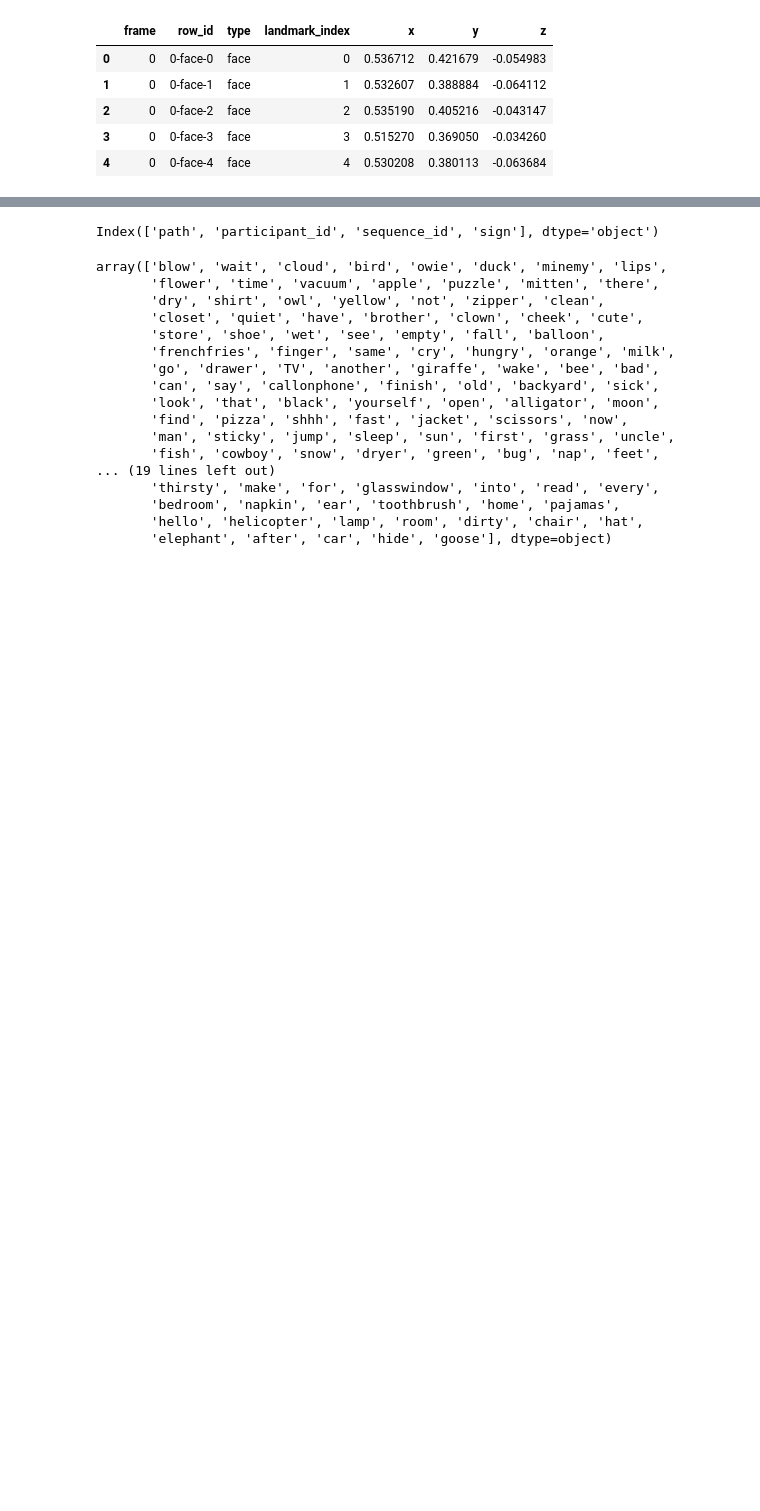
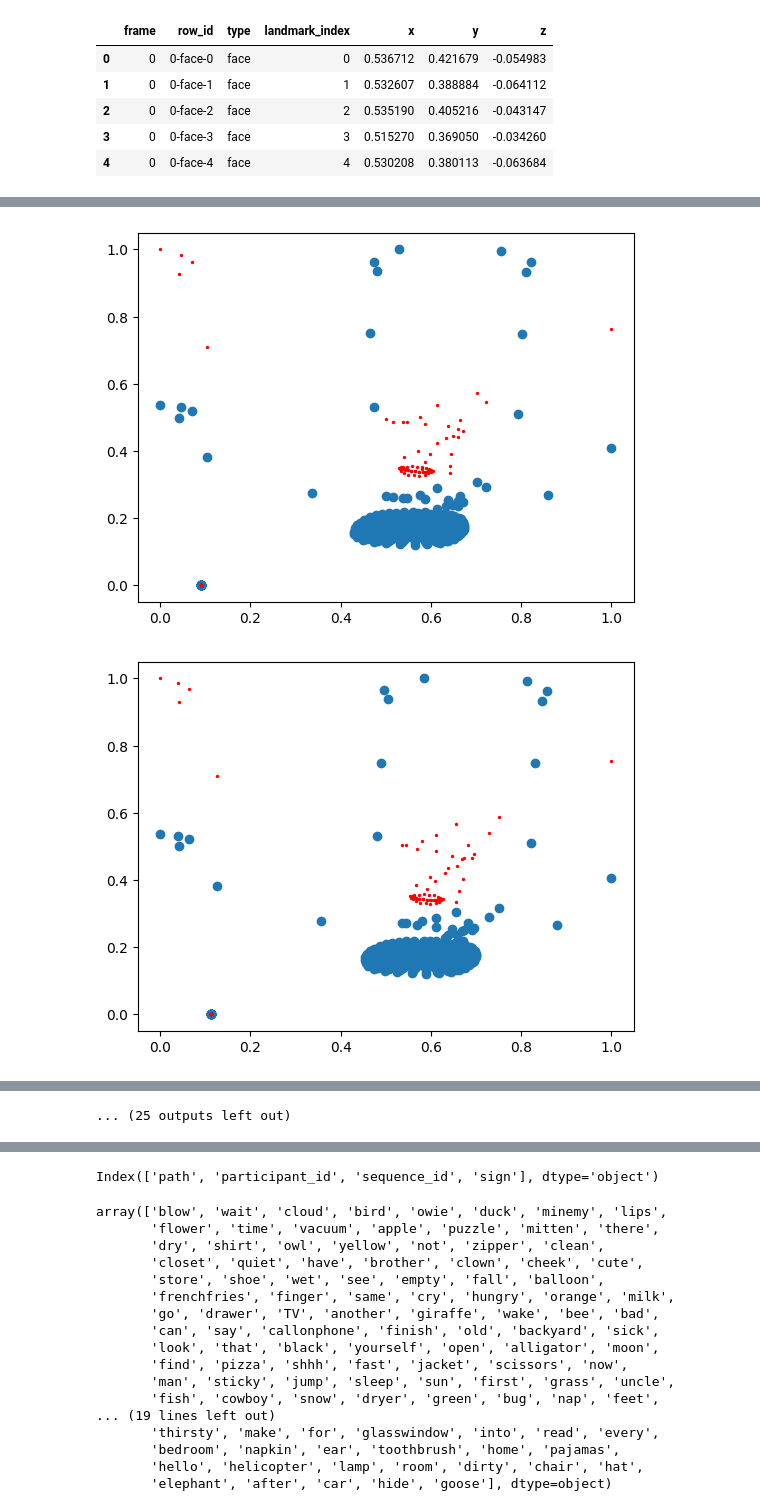
Before and after one commit to Anybalsmith/Team-ETE---Google---Isolated-Sign-Language-Recognition, a Jupyter notebook: enzo_notebook.ipynb, the cells around one changed output, grey strips where cells are left out. Saved outputs shown, nothing was run; the diff lists cells and outputs as text; code cells hidden in the pictures; blank space fills up the shorter version.

```diff
--- a/enzo_notebook.ipynb
+++ b/enzo_notebook.ipynb
@@ -94,0 +310,15 @@ len(parquet_df)
+# %%
+plt.figure()
+for i in n_df.frame.unique():
+    frame_df0 = n_df[n_df.frame == i]
+
+    X0 = frame_df0.x
+    Y0= frame_df0.y
+
+    plt.scatter(X0,Y0)
+    plt.scatter(vv[i,:,0],vv[i,:,1], s=2, c='r')
+#     plt.show()
+    plt.pause(0.1)
+# %% [output]
+[figure, added]
+[figure, added]
@@ -94,0 +335 @@ len(parquet_df)
+... (25 outputs left out)
```
Also changed, not shown: parts of 86 cells of this notebook, 1 other file.
